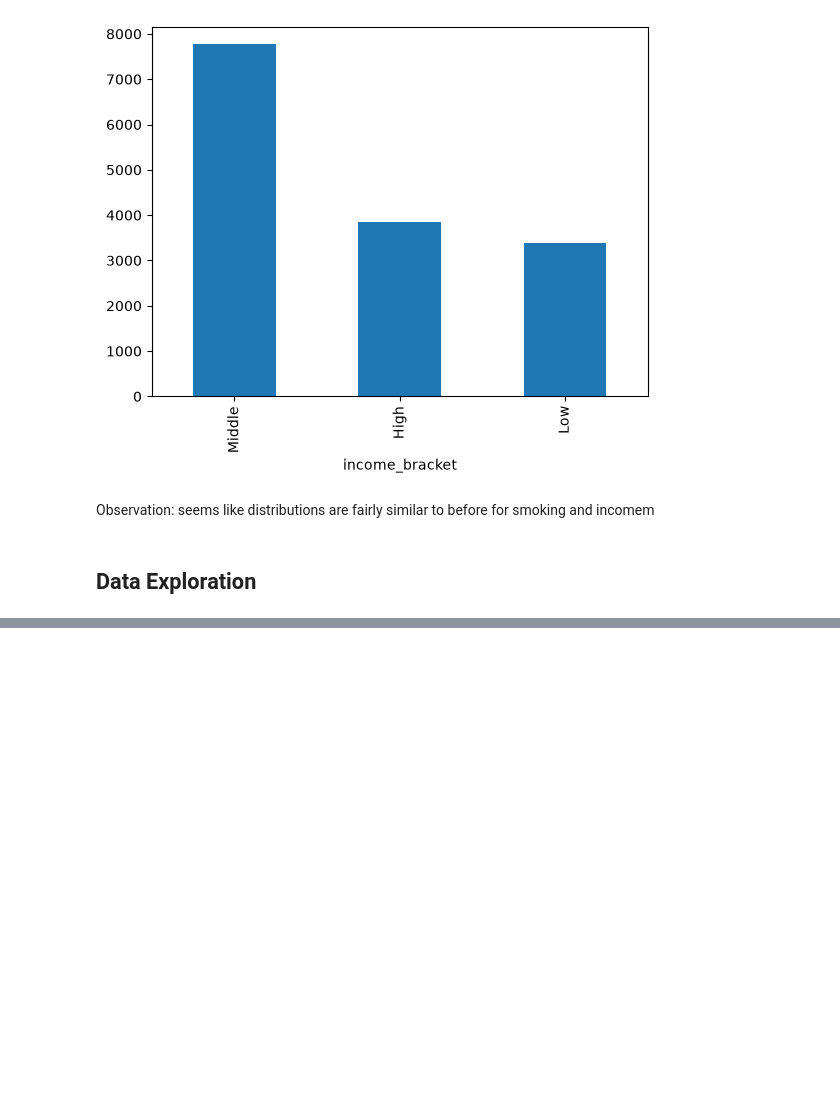
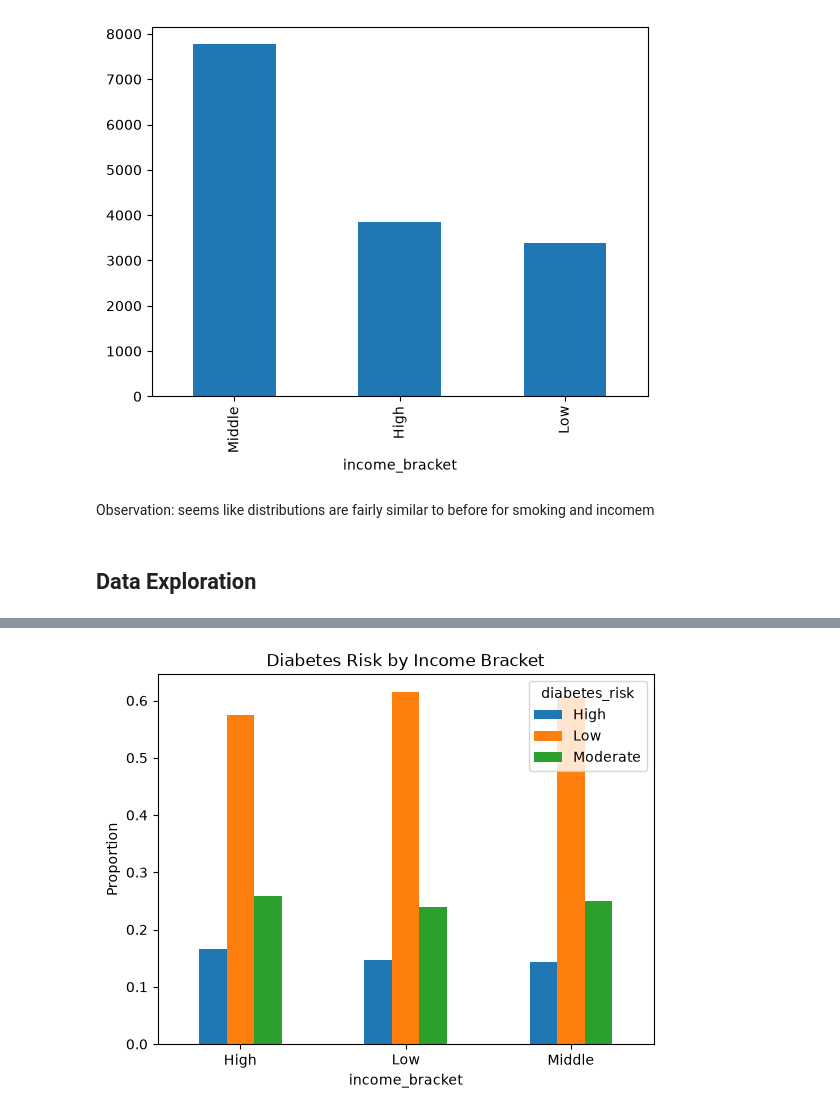
Before and after one commit to xorsheedz/diabetes_detection, a Jupyter notebook: exploratory_analysis.ipynb, the cells around one changed output, grey strips where cells are left out. Cells and saved outputs as stored; diff of their text form; code cells hidden in the pictures; blank space fills up the shorter version.

```diff
--- a/exploratory_analysis.ipynb
+++ b/exploratory_analysis.ipynb
@@ -212,0 +294,14 @@ ValueError: could not convert string to float: 'Female'
+# %%
+# Categorical features correlation with diabetes risk
+pd.crosstab(
+    raw_data["income_bracket"],
+    raw_data["diabetes_risk"],
+    normalize="index"
+).plot(kind="bar")
+
+plt.ylabel("Proportion")
+plt.title("Diabetes Risk by Income Bracket")
+plt.xticks(rotation=0)
+plt.show()
+# %% [output]
+[figure, added]
```
Also changed, not shown: parts of 16 cells of this notebook, 1 other file.
